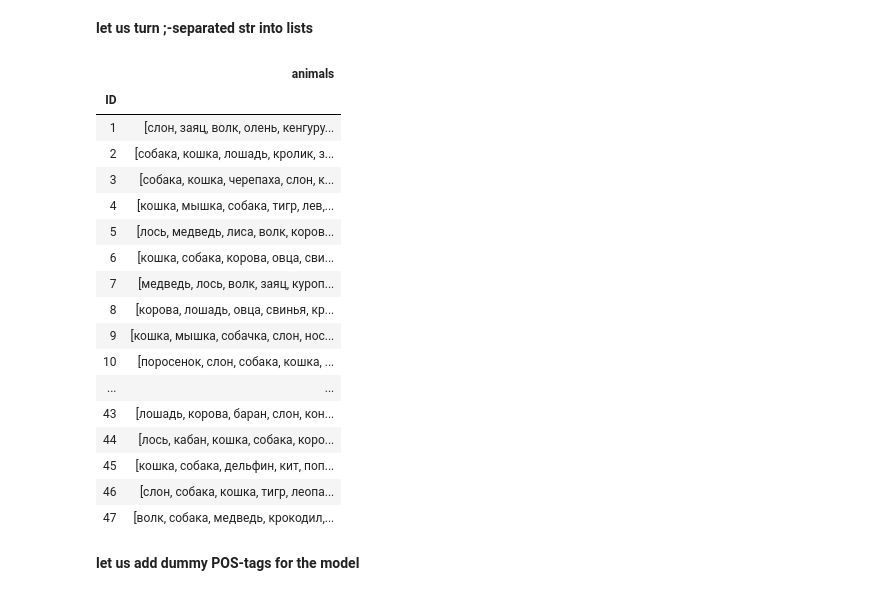
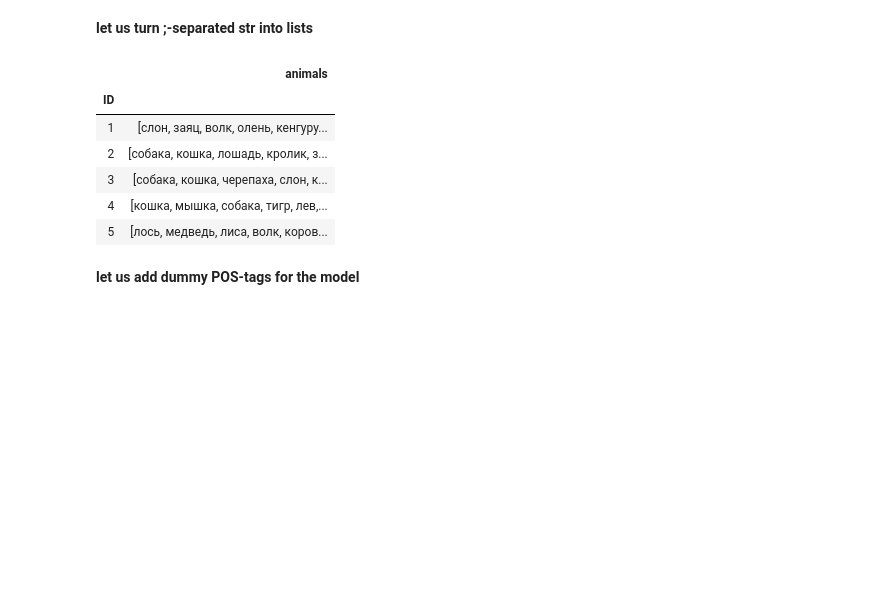
Before and after one commit to flying-bear/verbal_fluency, a Jupyter notebook: clustering.ipynb, the cells around one changed output. Saved outputs shown, nothing was run; the diff lists cells and outputs as text; code cells hidden in the pictures; blank space fills up the shorter version.

```diff
--- a/clustering.ipynb
+++ b/clustering.ipynb
@@ -31,27 +32,16 @@ def get_patients_data(path_to_csv, columns=None, dropna=True):
 # %%
 csv = "verbal fluency.csv"
 animals = get_patients_data(csv, ['animals'])
 animals['animals'] = animals['animals'].apply(lambda s: [x.strip() for x in s.strip().split(';')])
-animals
+animals.head()
 # %% [output]
 |  | animals |
 | ID |  |
 | 1 | [слон, заяц, волк, олень, кенгуру... |
 | 2 | [собака, кошка, лошадь, кролик, з... |
 | 3 | [собака, кошка, черепаха, слон, к... |
 | 4 | [кошка, мышка, собака, тигр, лев,... |
 | 5 | [лось, медведь, лиса, волк, коров... |
-| 6 | [кошка, собака, корова, овца, сви... |
-| 7 | [медведь, лось, волк, заяц, куроп... |
-| 8 | [корова, лошадь, овца, свинья, кр... |
-| 9 | [кошка, мышка, собачка, слон, нос... |
-| 10 | [поросенок, слон, собака, кошка, ... |
-| ... | ... |
-| 43 | [лошадь, корова, баран, слон, кон... |
-| 44 | [лось, кабан, кошка, собака, коро... |
-| 45 | [кошка, собака, дельфин, кит, поп... |
-| 46 | [слон, собака, кошка, тигр, леопа... |
-| 47 | [волк, собака, медведь, крокодил,... |
 # %% [markdown]
 **let us add dummy POS-tags for the model**
 # %%
```
Also changed, not shown: parts of 27 cells of this notebook, 2 other files.
